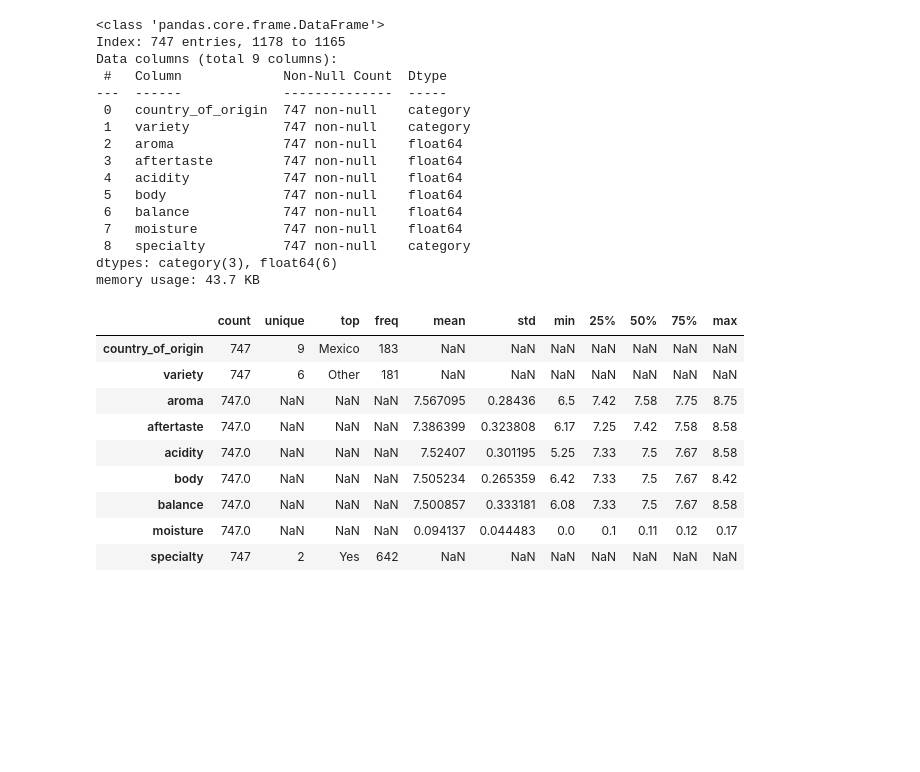
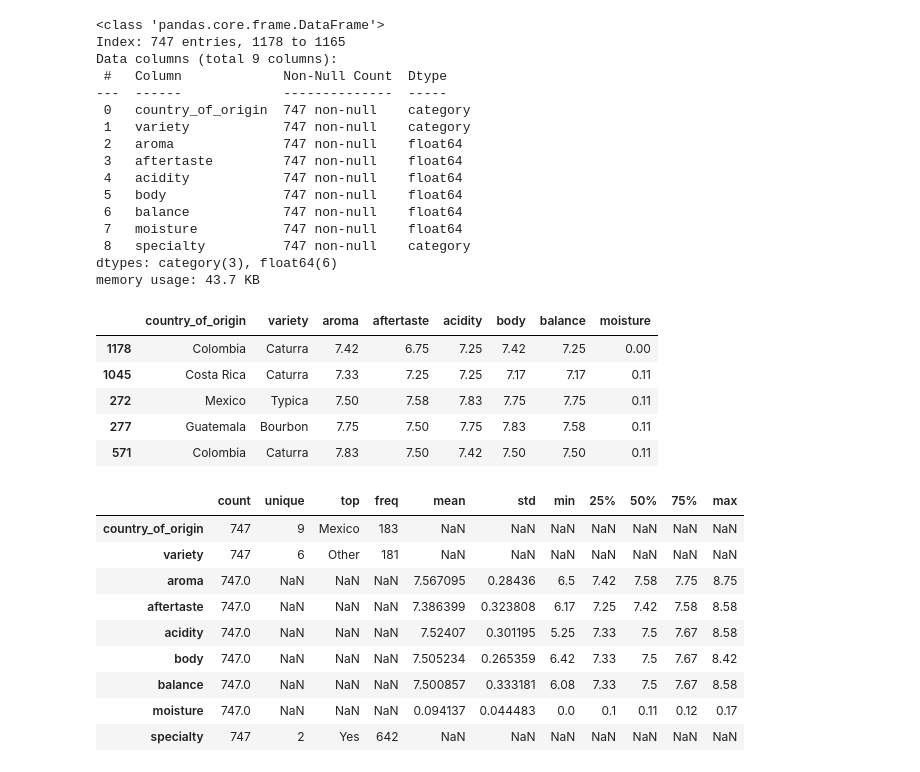
Before and after one commit to dianysof/api_deployment, a Jupyter notebook: notebook.ipynb, the cells around one changed output. Drawn from its saved outputs; the diff is of its cells as text; code cells hidden in the pictures; blank space fills up the shorter version.

```diff
--- a/notebook.ipynb
+++ b/notebook.ipynb
@@ -130,6 +130,15 @@ Data columns (total 9 columns):
  8   specialty          747 non-null    category
 dtypes: category(3), float64(6)
 memory usage: 43.7 KB
+# %%
+X_train.head()
+# %% [output]
+|  | country_of_origin | variety | aroma | aftertaste | acidity | body | balance | moisture |
+| 1178 | Colombia | Caturra | 7.42 | 6.75 | 7.25 | 7.42 | 7.25 | 0.00 |
+| 1045 | Costa Rica | Caturra | 7.33 | 7.25 | 7.25 | 7.17 | 7.17 | 0.11 |
+| 272 | Mexico | Typica | 7.50 | 7.58 | 7.83 | 7.75 | 7.75 | 0.11 |
+| 277 | Guatemala | Bourbon | 7.75 | 7.50 | 7.75 | 7.83 | 7.58 | 0.11 |
+| 571 | Colombia | Caturra | 7.83 | 7.50 | 7.42 | 7.50 | 7.50 | 0.11 |
 # %%
 df_train.describe(include='all').T
 # %% [output]
```
Also changed, not shown: parts of 1 cell of this notebook, 1 other file.
